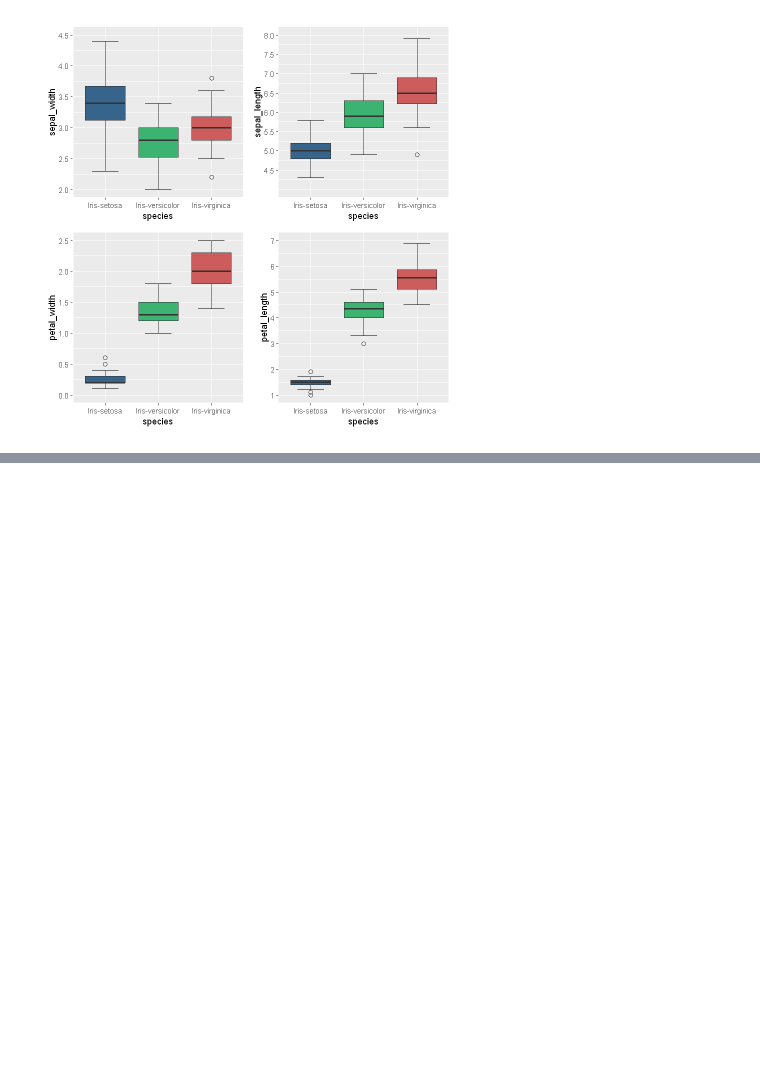
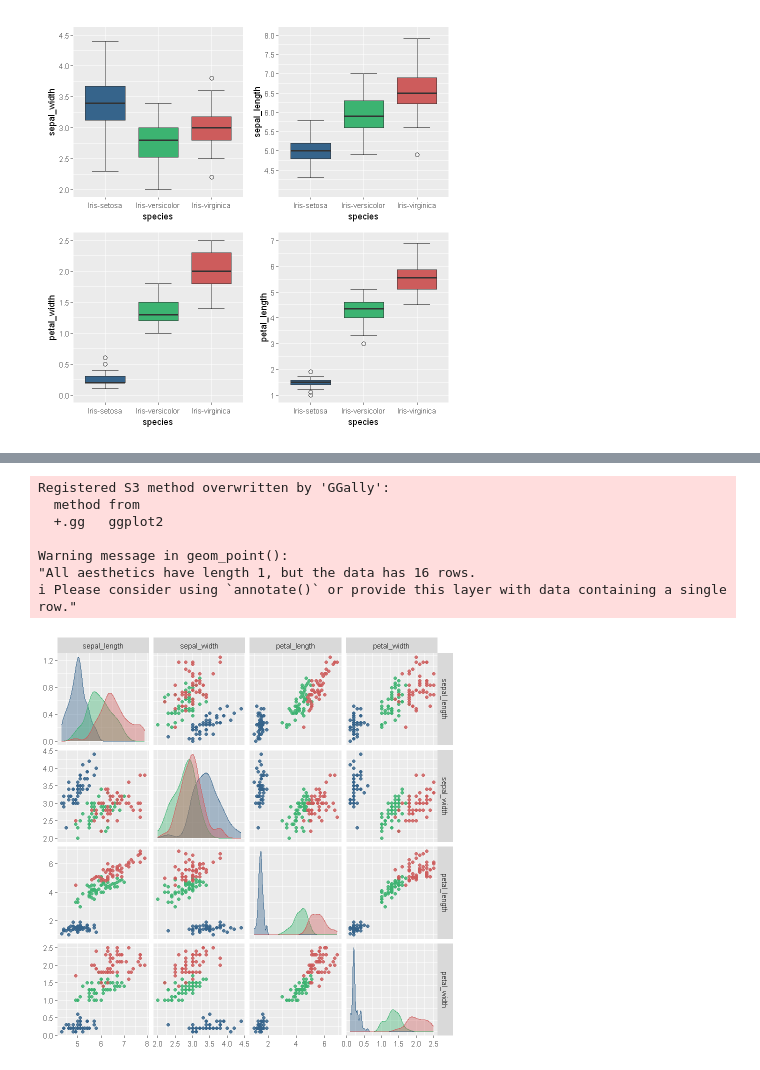
Before and after one commit to gabriellindqvist/su-mt4007, a Jupyter notebook: HW3/HW3.ipynb, the cells around one changed output, grey strips where cells are left out. Cells and saved outputs as stored; diff of their text form; code cells hidden in the pictures; blank space fills up the shorter version.

```diff
--- a/HW3/HW3.ipynb
+++ b/HW3/HW3.ipynb
@@ -6,7 +6,9 @@
 ### IRIS Data
 We start by reading the data `IRIS.csv` and use the function `head` to see the structure of the data.
 # %%
-iris_df <- read.csv('https://raw.githubusercontent.com/su-mt4007/data/refs/heads/main/IRIS.csv', fileEncoding = 'UTF-8')
+iris_df <- read.csv(
+    'https://raw.githubusercontent.com/su-mt4007/data/refs/heads/main/IRIS.csv',
+    fileEncoding = 'UTF-8')
 head(iris_df)
 # %% [output]
 A data.frame: 6 × 5
@@ -134,0 +156,22 @@ boxplot11 + boxplot12 + boxplot21 + boxplot22 + plot_layout(widths = c(2, 2))
+# %%
+library(GGally)
+
+
+ggpairs(iris_df,
+       columns = 1:4,
+       aes(color = species, fill = species),
+       upper = list(continuous = wrap("points", alpha = 0.85)),
+       diag = list(continuous = wrap("densityDiag", alpha = 0.4)),
+       lower = list(continuous = wrap("points", alpha = 0.85))) +
+    theme(legend.position = "right") +
+    scale_fill_manual(values = custom_colors) +
+    scale_color_manual(values = custom_colors)
+# %% [output]
+Registered S3 method overwritten by 'GGally':
+  method from
+  +.gg   ggplot2
+
+Warning message in geom_point():
+"All aesthetics have length 1, but the data has 16 rows.
+i Please consider using `annotate()` or provide this layer with data containing a single row."
+[figure, added]
```
Also changed, not shown: parts of 48 cells of this notebook.
